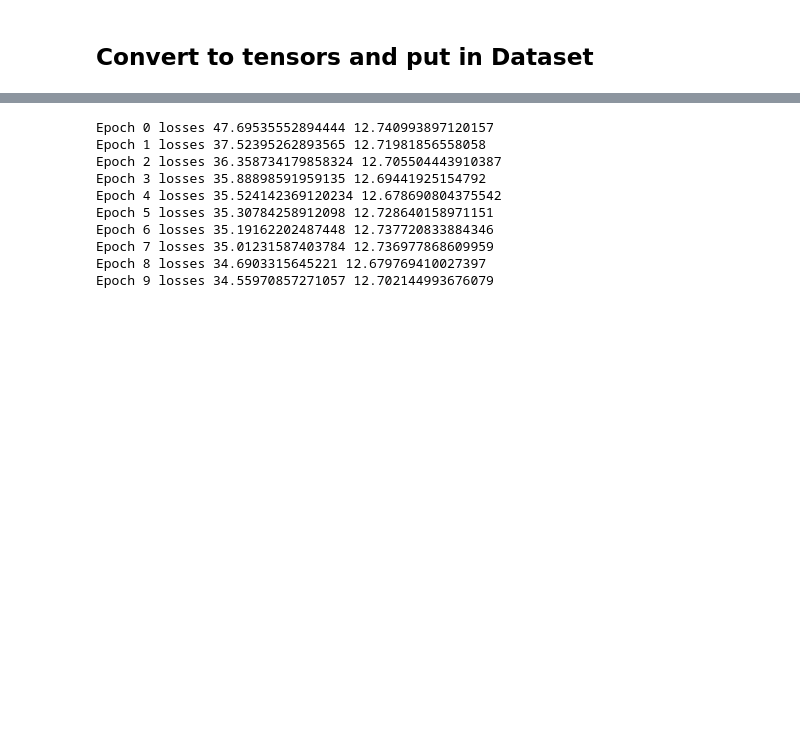
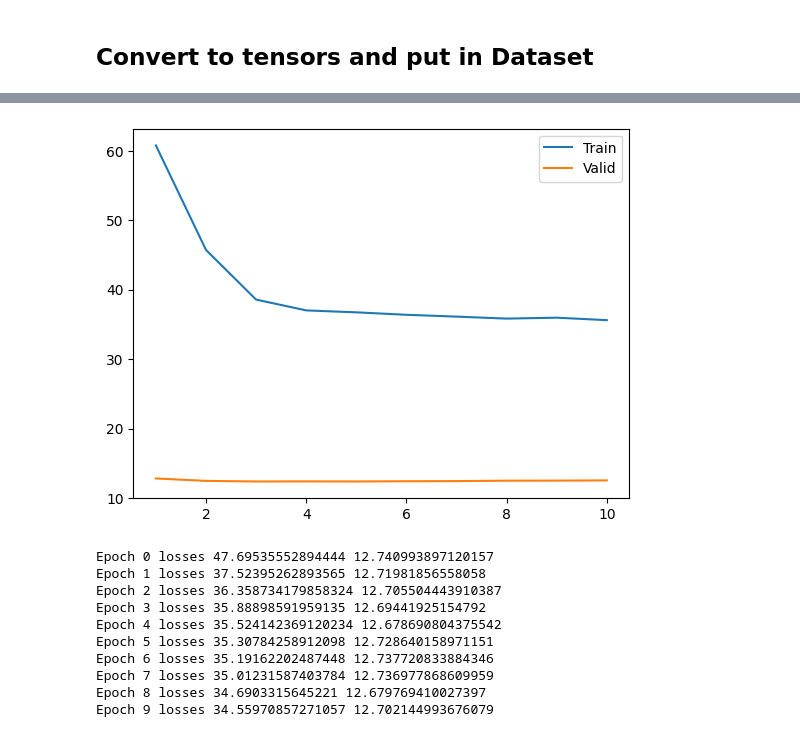
Before and after one commit to declanelias/deli_dudes, a Jupyter notebook: Pitcher_NN.ipynb, the cells around one changed output, grey strips where cells are left out. Drawn from its saved outputs; the diff is of its cells as text; code cells hidden in the pictures; blank space fills up the shorter version.

```diff
--- a/Pitcher_NN.ipynb
+++ b/Pitcher_NN.ipynb
@@ -414,0 +397,7 @@ Epoch 9 losses 41.60958345997585 12.49285093943278
+# %%
+model = LSTMModel(hidden_layer_size=16, num_layers=2, dropout=0.4)
+optimizer = optim.Adam(model.parameters(), lr=0.001)
+criterion = nn.MSELoss()
+epochs = 10
+train_loss, valid_loss = train_model(epochs, model, optimizer, criterion)
+# %% [output]
@@ -415,3 +414,4 @@ Epoch 9 losses 41.60958345997585 12.49285093943278
+[figure, added]
 # %%
 import torch.nn as nn
 
```
Also changed, not shown: parts of 28 cells of this notebook, 4 other files.
